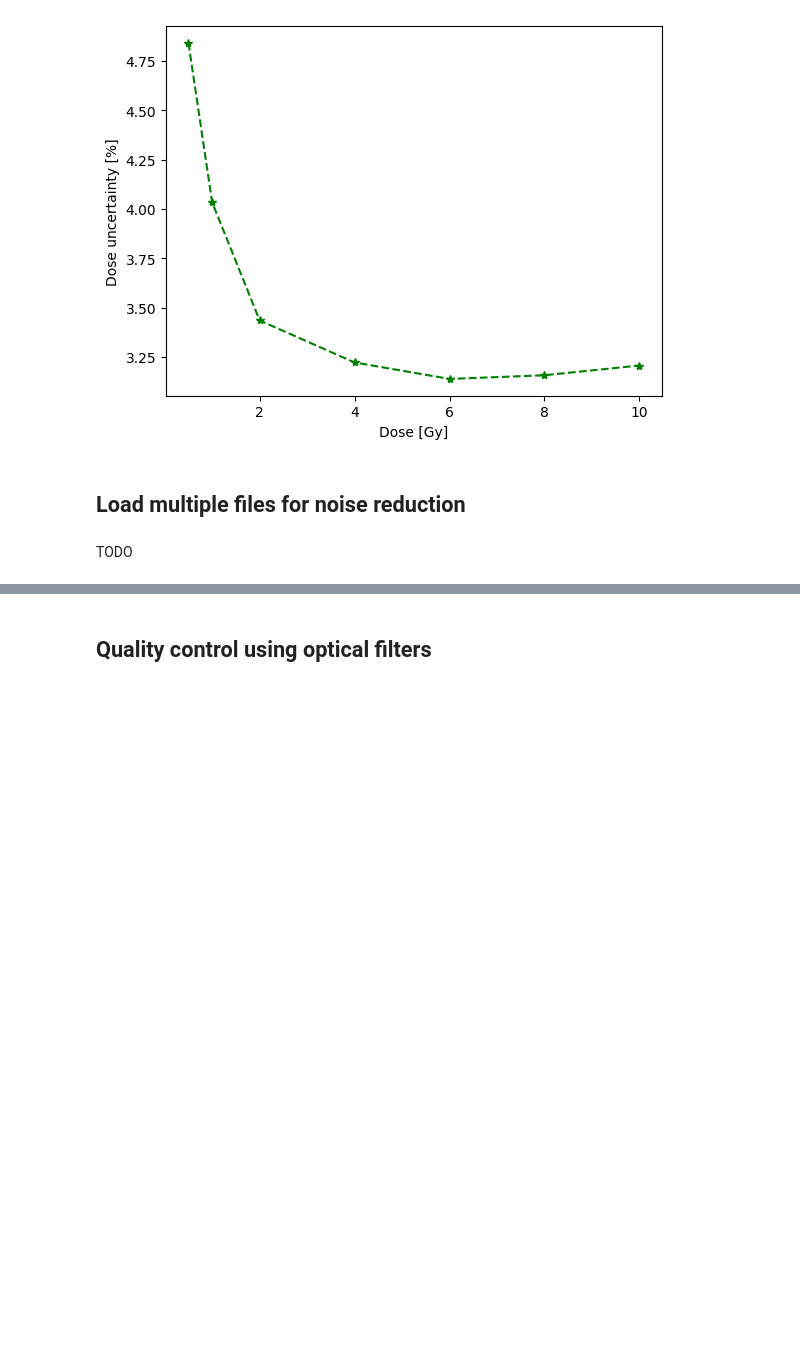
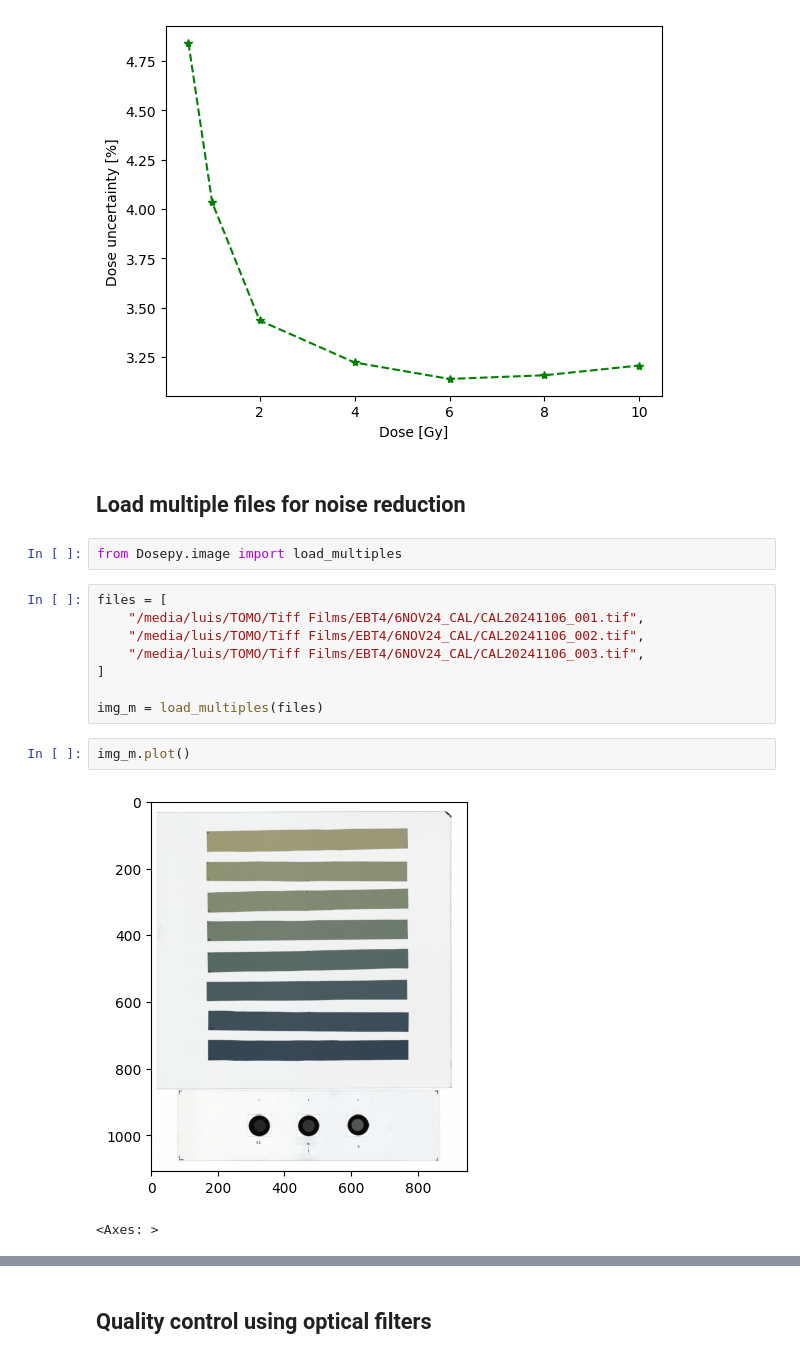
Before and after one commit to LuisOlivaresJ/Dosepy, a Jupyter notebook: docs/Jupyter_Book/film_dosimetry.ipynb, the cells around one changed output, grey strips where cells are left out. Drawn from its saved outputs; the diff is of its cells as text; blank space fills up the shorter version.

```diff
--- a/docs/Jupyter_Book/film_dosimetry.ipynb
+++ b/docs/Jupyter_Book/film_dosimetry.ipynb
@@ -151,5 +160,18 @@ cal.plot_dose_fit_uncertainty(position=0, fit_function="polynomial", channel="gr
 [figure]
 # %% [markdown]
 ## Load multiple files for noise reduction
-# %% [markdown]
-TODO
+# %%
+from Dosepy.image import load_multiples
+# %%
+files = [
+    "/media/luis/TOMO/Tiff Films/EBT4/6NOV24_CAL/CAL20241106_001.tif",
+    "/media/luis/TOMO/Tiff Films/EBT4/6NOV24_CAL/CAL20241106_002.tif",
+    "/media/luis/TOMO/Tiff Films/EBT4/6NOV24_CAL/CAL20241106_003.tif",
+]
+
+img_m = load_multiples(files)
+# %%
+img_m.plot()
+# %% [output]
+[figure, added]
+<Axes: >
```
Also changed, not shown: parts of 36 cells of this notebook, 6 other files.
